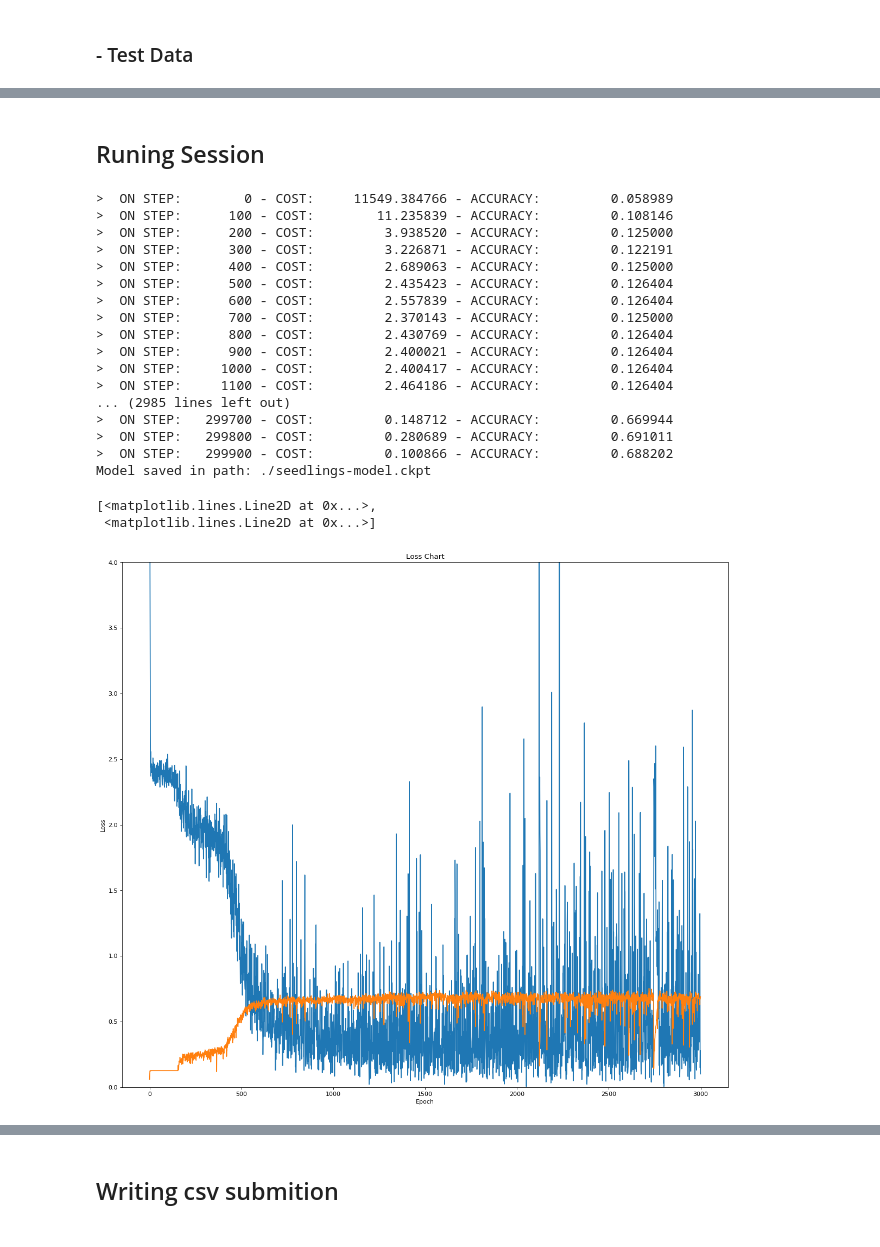
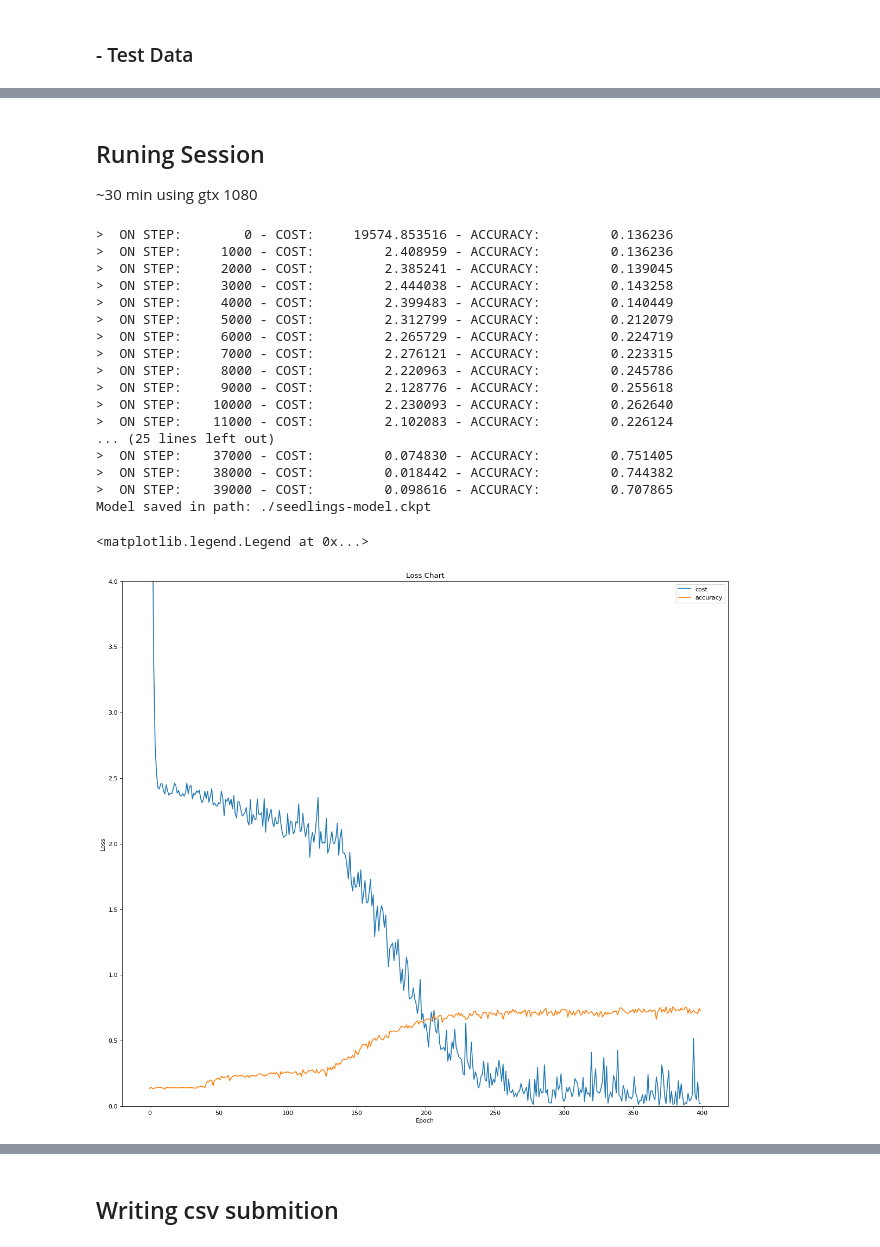
Before and after one commit to miguelcecci/DataScience-DeepLearning, a Jupyter notebook: Seedlings/Seedling.ipynb, the cells around one changed output, grey strips where cells are left out. Saved outputs shown, nothing was run; the diff lists cells and outputs as text; code cells hidden in the pictures.

```diff
--- a/Seedlings/Seedling.ipynb
+++ b/Seedlings/Seedling.ipynb
@@ -176,5 +205,7 @@ full_one_dropout = tf.nn.dropout(full_layer_one, keep_prob=hold_prob)
+# %%
+full_two_dropout = tf.nn.dropout(full_layer_two, keep_prob=hold_prob)
 # %%
-y_pred = normal_full_layer(full_one_dropout, 12)
+y_pred = normal_full_layer(full_two_dropout, 12)
 # %%
 #Loss
 cross_entropy = tf.reduce_mean(tf.nn.softmax_cross_entropy_with_logits(labels=y_, logits=y_pred))
@@ -194,14 +226,15 @@ def load_batch(size):
     return batch_x, batch_y
 # %% [markdown]
 ## Runing Session
+~30 min using gtx 1080
 # %%
 init = tf.global_variables_initializer()
 saver = tf.train.Saver()
 # %%
-steps = 300000
+steps = 40000
 # %%
 plot_data = []
-batch_size = 50
+batch_size = 100
 
 with tf.Session() as sess:
     sess.run(init)
@@ -219,41 +252,43 @@ with tf.Session() as sess:
             acc = tf.reduce_mean(tf.cast(matches, tf.float32))
             accuracy = sess.run(acc, feed_dict={x:validation_data, y_:validation_label, hold_prob:1.0})
             plot_data.append([temp_plot, accuracy])
-
-            print('>  ON STEP: {:8} - COST: {: 16.6f} - ACCURACY: {: >#16.6f}'.format(i, temp_plot, accuracy))
+            if i%1000 == 0:
+                print('>  ON STEP: {:8} - COST: {: 16.6f} - ACCURACY: {: >#16.6f}'.format(i, temp_plot, accuracy))
 
     #saving trained model
     save_path = saver.save(sess, "./seedlings-model.ckpt")
     print("Model saved in path: %s" % save_path)
 # %% [output]
->  ON STEP:        0 - COST:     11549.384766 - ACCURACY:         0.058989
->  ON STEP:      100 - COST:        11.235839 - ACCURACY:         0.108146
->  ON STEP:      200 - COST:         3.938520 - ACCURACY:         0.125000
->  ON STEP:      300 - COST:         3.226871 - ACCURACY:         0.122191
->  ON STEP:      400 - COST:         2.689063 - ACCURACY:         0.125000
->  ON STEP:      500 - COST:         2.435423 - ACCURACY:         0.126404
->  ON STEP:      600 - COST:         2.557839 - ACCURACY:         0.126404
->  ON STEP:      700 - COST:         2.370143 - ACCURACY:         0.125000
->  ON STEP:      800 - COST:         2.430769 - ACCURACY:         0.126404
->  ON STEP:      900 - COST:         2.400021 - ACCURACY:         0.126404
->  ON STEP:     1000 - COST:         2.400417 - ACCURACY:         0.126404
->  ON STEP:     1100 - COST:         2.464186 - ACCURACY:         0.126404
-... (2985 lines left out)
->  ON STEP:   299700 - COST:         0.148712 - ACCURACY:         0.669944
->  ON STEP:   299800 - COST:         0.280689 - ACCURACY:         0.691011
->  ON STEP:   299900 - COST:         0.100866 - ACCURACY:         0.688202
+>  ON STEP:        0 - COST:     19574.853516 - ACCURACY:         0.136236
+>  ON STEP:     1000 - COST:         2.408959 - ACCURACY:         0.136236
+>  ON STEP:     2000 - COST:         2.385241 - ACCURACY:         0.139045
+>  ON STEP:     3000 - COST:         2.444038 - ACCURACY:         0.143258
+>  ON STEP:     4000 - COST:         2.399483 - ACCURACY:         0.140449
+>  ON STEP:     5000 - COST:         2.312799 - ACCURACY:         0.212079
+>  ON STEP:     6000 - COST:         2.265729 - ACCURACY:         0.224719
+>  ON STEP:     7000 - COST:         2.276121 - ACCURACY:         0.223315
+>  ON STEP:     8000 - COST:         2.220963 - ACCURACY:         0.245786
+>  ON STEP:     9000 - COST:         2.128776 - ACCURACY:         0.255618
+>  ON STEP:    10000 - COST:         2.230093 - ACCURACY:         0.262640
+>  ON STEP:    11000 - COST:         2.102083 - ACCURACY:         0.226124
+... (25 lines left out)
+>  ON STEP:    37000 - COST:         0.074830 - ACCURACY:         0.751405
+>  ON STEP:    38000 - COST:         0.018442 - ACCURACY:         0.744382
+>  ON STEP:    39000 - COST:         0.098616 - ACCURACY:         0.707865
 Model saved in path: ./seedlings-model.ckpt
 # %%
+plot_data = np.array(plot_data).transpose()
 fig=plt.figure(figsize=(18, 16), dpi= 80, facecolor='w', edgecolor='k')
 plt.ylim(0,4)
 plt.title('Loss Chart')
 plt.xlabel('Epoch')
 plt.ylabel('Loss')
-plt.plot(plot_data)
+plt.plot(plot_data[0], label="cost")
+plt.plot(plot_data[1], label="accuracy")
+plt.legend(loc='upper right')
 # %% [output]
-[<matplotlib.lines.Line2D at 0x...>,
- <matplotlib.lines.Line2D at 0x...>]
+<matplotlib.legend.Legend at 0x...>
-[figure, old version]
+[figure, new version]
 # %%
 outs_ = []
 with tf.Session() as sess:
```
Also changed, not shown: parts of 24 cells of this notebook, 1 other file.
